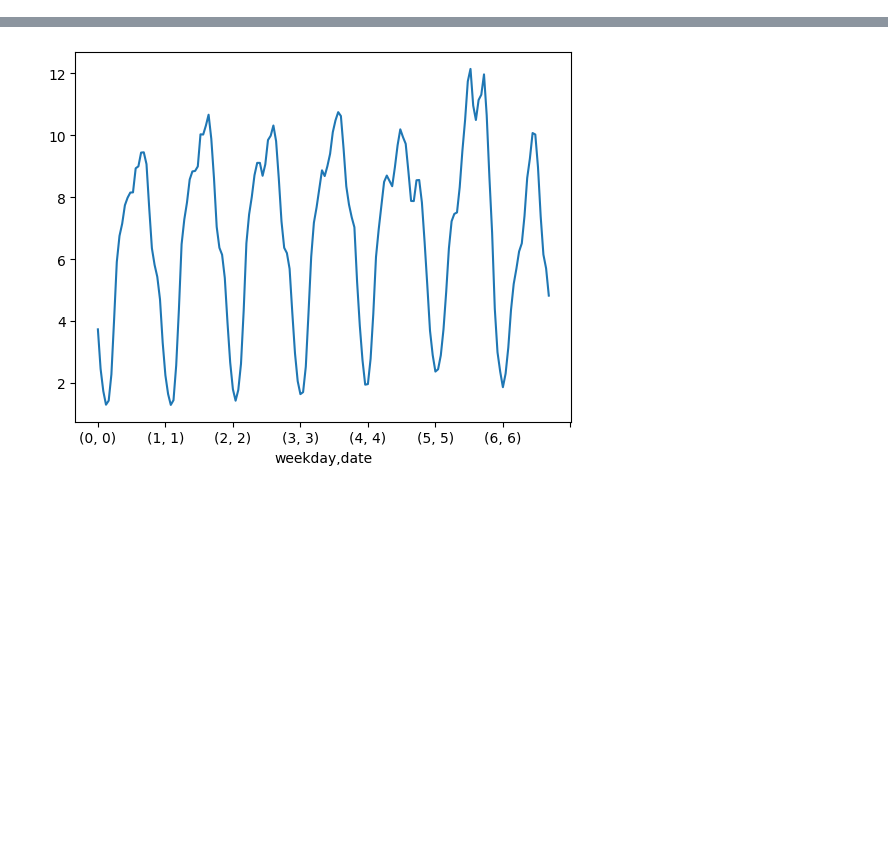
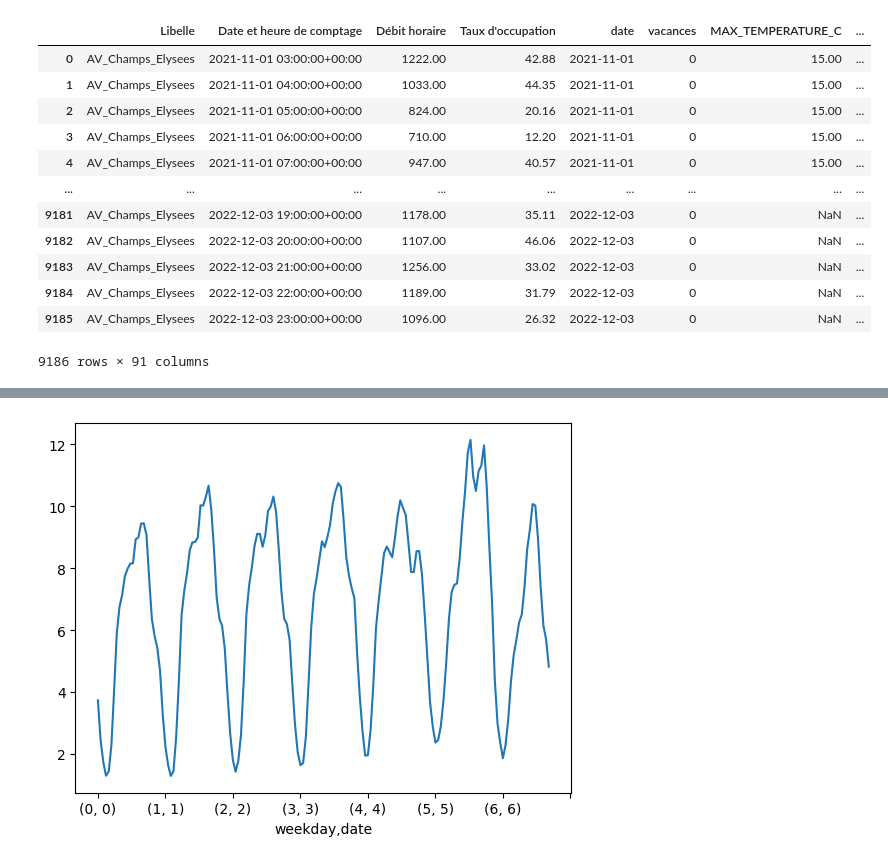
Before and after one commit to JulienPeyrache/BCG_Hackaton, a Jupyter notebook: datathon-bcg-gamma/notebooks/notebooks.ipynb, the cells around one changed output, grey strips where cells are left out. Saved outputs shown, nothing was run; the diff lists cells and outputs as text; code cells hidden in the pictures; blank space fills up the shorter version.

```diff
--- a/datathon-bcg-gamma/notebooks/notebooks.ipynb
+++ b/datathon-bcg-gamma/notebooks/notebooks.ipynb
@@ -41,0 +30,16 @@ df = catalog.load('df_champs_elysee_days_meteo_bank')
+# %%
+df
+# %% [output]
+|  | Libelle | Date et heure de comptage | Débit horaire | Taux d'occupation | date | vacances | MAX_TEMPERATURE_C | ... |
+| 0 | AV_Champs_Elysees | 2021-11-01 03:00:00+00:00 | 1222.00 | 42.88 | 2021-11-01 | 0 | 15.00 | ... |
+| 1 | AV_Champs_Elysees | 2021-11-01 04:00:00+00:00 | 1033.00 | 44.35 | 2021-11-01 | 0 | 15.00 | ... |
+| 2 | AV_Champs_Elysees | 2021-11-01 05:00:00+00:00 | 824.00 | 20.16 | 2021-11-01 | 0 | 15.00 | ... |
+| 3 | AV_Champs_Elysees | 2021-11-01 06:00:00+00:00 | 710.00 | 12.20 | 2021-11-01 | 0 | 15.00 | ... |
+| 4 | AV_Champs_Elysees | 2021-11-01 07:00:00+00:00 | 947.00 | 40.57 | 2021-11-01 | 0 | 15.00 | ... |
+| ... | ... | ... | ... | ... | ... | ... | ... | ... |
+| 9181 | AV_Champs_Elysees | 2022-12-03 19:00:00+00:00 | 1178.00 | 35.11 | 2022-12-03 | 0 | NaN | ... |
+| 9182 | AV_Champs_Elysees | 2022-12-03 20:00:00+00:00 | 1107.00 | 46.06 | 2022-12-03 | 0 | NaN | ... |
+| 9183 | AV_Champs_Elysees | 2022-12-03 21:00:00+00:00 | 1256.00 | 33.02 | 2022-12-03 | 0 | NaN | ... |
+| 9184 | AV_Champs_Elysees | 2022-12-03 22:00:00+00:00 | 1189.00 | 31.79 | 2022-12-03 | 0 | NaN | ... |
+| 9185 | AV_Champs_Elysees | 2022-12-03 23:00:00+00:00 | 1096.00 | 26.32 | 2022-12-03 | 0 | NaN | ... |
+9186 rows × 91 columns
```
Also changed, not shown: parts of 26 cells of this notebook, 5 other files.
